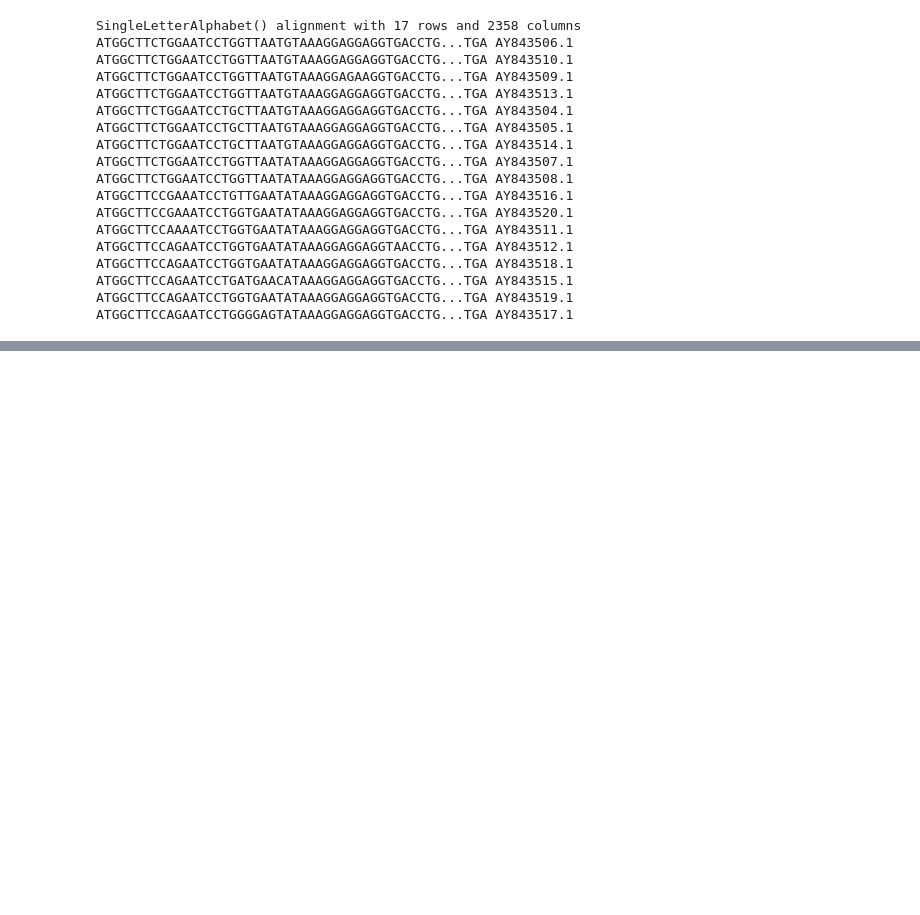
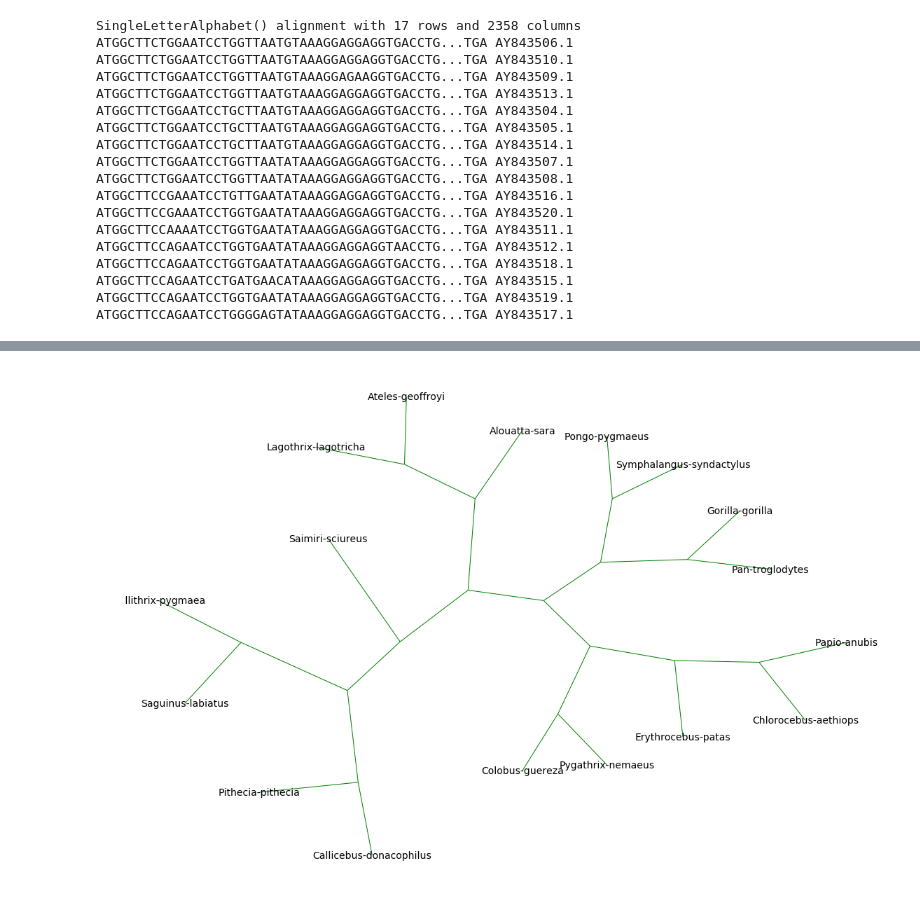
Before and after one commit to viniciusd-avila/phylogenetic-analysis, a Jupyter notebook: ClustalW.ipynb, the cells around one changed output, grey strips where cells are left out. Saved outputs shown, nothing was run; the diff lists cells and outputs as text; code cells hidden in the pictures; blank space fills up the shorter version.

```diff
--- a/ClustalW.ipynb
+++ b/ClustalW.ipynb
@@ -69,0 +77,8 @@ Phylo.draw(tree)
+# %%
+Phylo.draw_graphviz(tree,font_size=14,node_size=0,edge_color='green')
+fig = matplotlib.pyplot.gcf()
+fig.set_size_inches(15, 10)
+fig.savefig('tree_network.png', dpi=100)
+plt.show()
+# %% [output]
+[figure, added]
```
Also changed, not shown: parts of 4 cells of this notebook.
